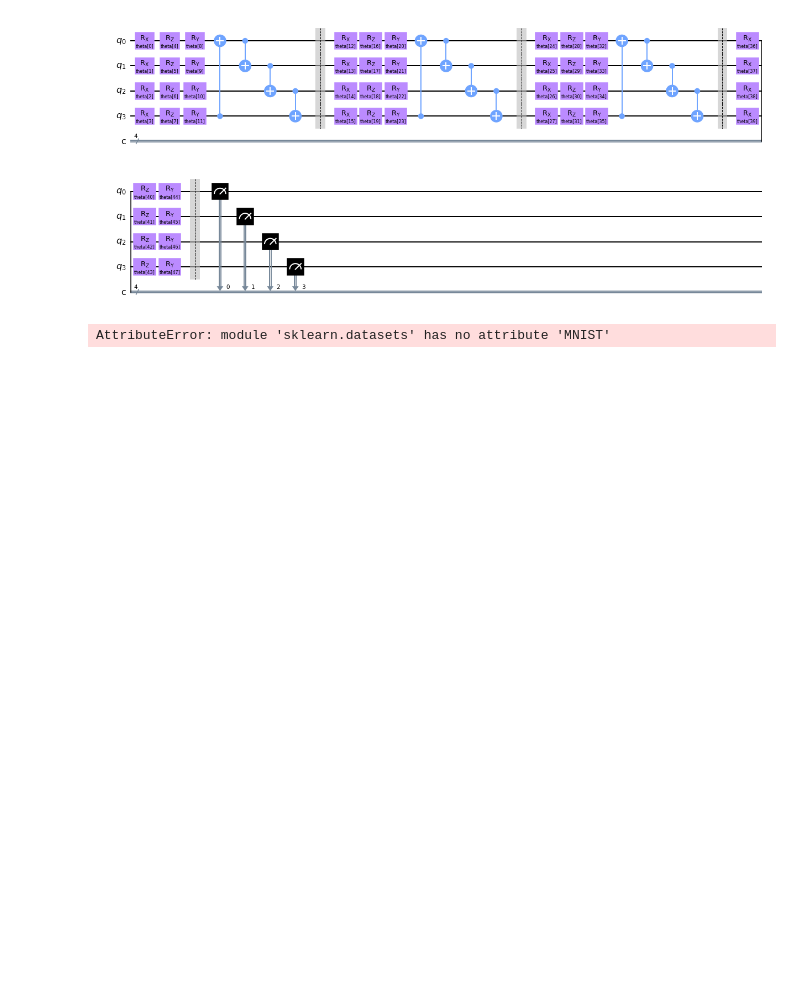
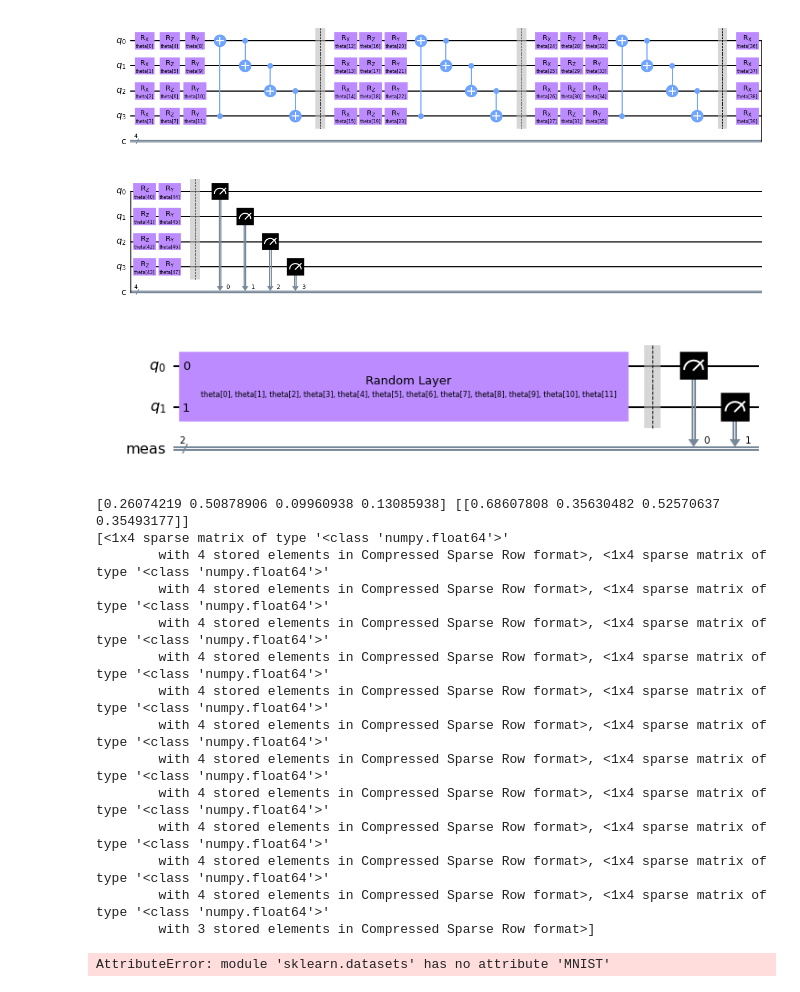
Before and after one commit to mattwright99/QMIND-VQC, a Jupyter notebook: src/RandomCircuit/quanvolutionalRandomCircuit.ipynb, the cells around one changed output. Saved outputs shown, nothing was run; the diff lists cells and outputs as text; code cells hidden in the pictures; blank space fills up the shorter version.

Commit message:
Modifying circuit run and grad functions to give output independent of hamiltonian.

```diff
--- a/src/RandomCircuit/quanvolutionalRandomCircuit.ipynb
+++ b/src/RandomCircuit/quanvolutionalRandomCircuit.ipynb
@@ -135,7 +136,7 @@ class QC:
 
     def run(self, thetas):
 
-        """t_qc = transpile(self._circuit,
+        t_qc = transpile(self._circuit,
                          self.backend)
 
         qobj = assemble(t_qc,
@@ -153,27 +154,52 @@ class QC:
         # Compute probabilities for each state
         probabilities = counts / self.shots
         # Get state expectation
-        expectation = np.sum(states * probabilities)"""
+        #expectation = np.sum(states * probabilities)
+        #return probabilities
+        #expectation = StateFn(self.hamiltonian, is_measurement=True) @ StateFn(self._circuit.remove_final_measurements(inplace=False))
 
-        expectation = StateFn(self.hamiltonian, is_measurement=True) @ StateFn(self._circuit.remove_final_measurements(inplace=False))
+        expectation = StateFn(self._circuit.remove_final_measurements(inplace=False))
 
         value_dict = dict(zip(self.theta, thetas))
+
         in_pauli_basis = PauliExpectation().convert(expectation)
-        result = self.sampler.convert(in_pauli_basis, params=value_dict).eval()
-        return np.real(result)
+        result = self.sampler.convert(in_pauli_basis, params=value_dict).eval().to_matrix()
+        return probabilities, result
         #return np.array([expectation])
 
     def grad(self, thetas):
 
-        expectation = StateFn(self.hamiltonian, is_measurement=True) @ StateFn(self._circuit.remove_final_measurements(inplace=False))
-
+        #expectation = StateFn(self.hamiltonian, is_measurement=True) @ StateFn(self._circuit.remove_final_measurements(inplace=False))
+        expectation = StateFn(self._circuit.remove_final_measurements(inplace=False))
         grad = self.shifter.convert(expectation)
         gradient_in_pauli_basis = PauliExpectation().convert(grad)
         value_dict = dict(zip(self.theta, thetas))
 
         result = self.sampler.convert(gradient_in_pauli_basis, params=value_dict).eval()
 
-        return np.real(result)
+        return result
+# %%
+qc = QC(2, Aer.get_backend('qasm_simulator'), shots=1024)
+display(qc._circuit.draw('mpl'))
+prob, res = qc.run([0.1*i for i in range(qc.nParams)])
+print(prob, res)
+print(qc.grad([np.pi/4 for i in range(qc.nParams)]))
+# %% [output]
+[figure, added]
+[0.26074219 0.50878906 0.09960938 0.13085938] [[0.68607808 0.35630482 0.52570637 0.35493177]]
+[<1x4 sparse matrix of type '<class 'numpy.float64'>'
+        with 4 stored elements in Compressed Sparse Row format>, <1x4 sparse matrix of type '<class 'numpy.float64'>'
+        with 4 stored elements in Compressed Sparse Row format>, <1x4 sparse matrix of type '<class 'numpy.float64'>'
+        with 4 stored elements in Compressed Sparse Row format>, <1x4 sparse matrix of type '<class 'numpy.float64'>'
+        with 4 stored elements in Compressed Sparse Row format>, <1x4 sparse matrix of type '<class 'numpy.float64'>'
+        with 4 stored elements in Compressed Sparse Row format>, <1x4 sparse matrix of type '<class 'numpy.float64'>'
+        with 4 stored elements in Compressed Sparse Row format>, <1x4 sparse matrix of type '<class 'numpy.float64'>'
+        with 4 stored elements in Compressed Sparse Row format>, <1x4 sparse matrix of type '<class 'numpy.float64'>'
+        with 4 stored elements in Compressed Sparse Row format>, <1x4 sparse matrix of type '<class 'numpy.float64'>'
+        with 4 stored elements in Compressed Sparse Row format>, <1x4 sparse matrix of type '<class 'numpy.float64'>'
+        with 4 stored elements in Compressed Sparse Row format>, <1x4 sparse matrix of type '<class 'numpy.float64'>'
+        with 4 stored elements in Compressed Sparse Row format>, <1x4 sparse matrix of type '<class 'numpy.float64'>'
+        with 3 stored elements in Compressed Sparse Row format>]
 # %%
 class HybridFunction(Function):
     """ Hybrid quantum - classical function definition """
```
Also changed, not shown: parts of 3 cells of this notebook, 1 other file.
